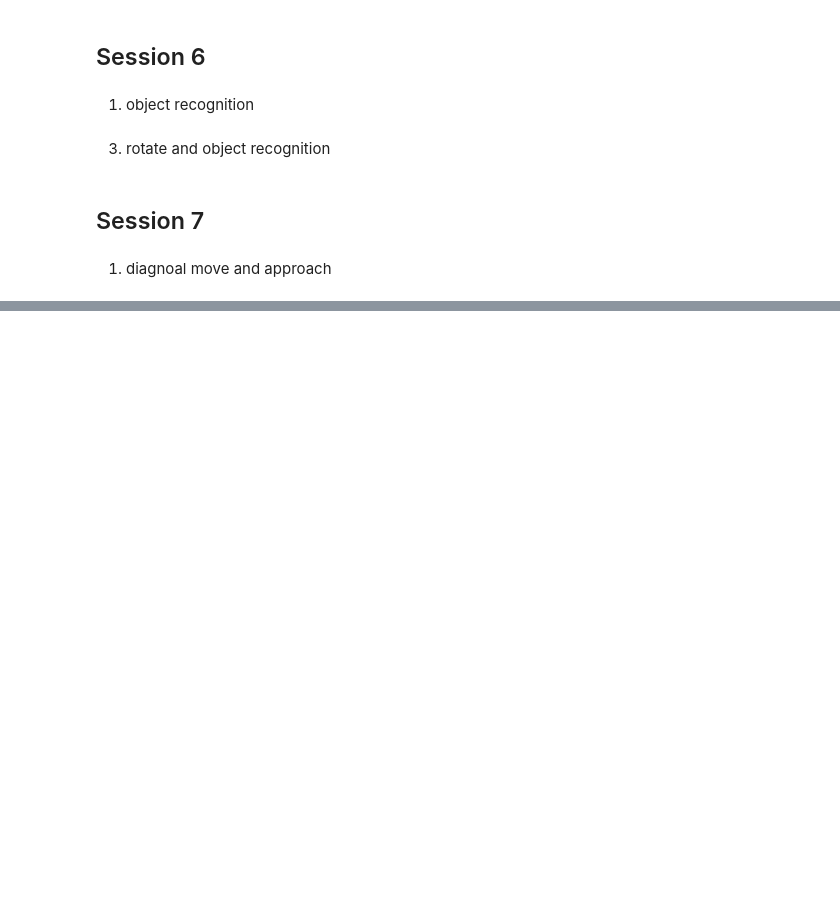
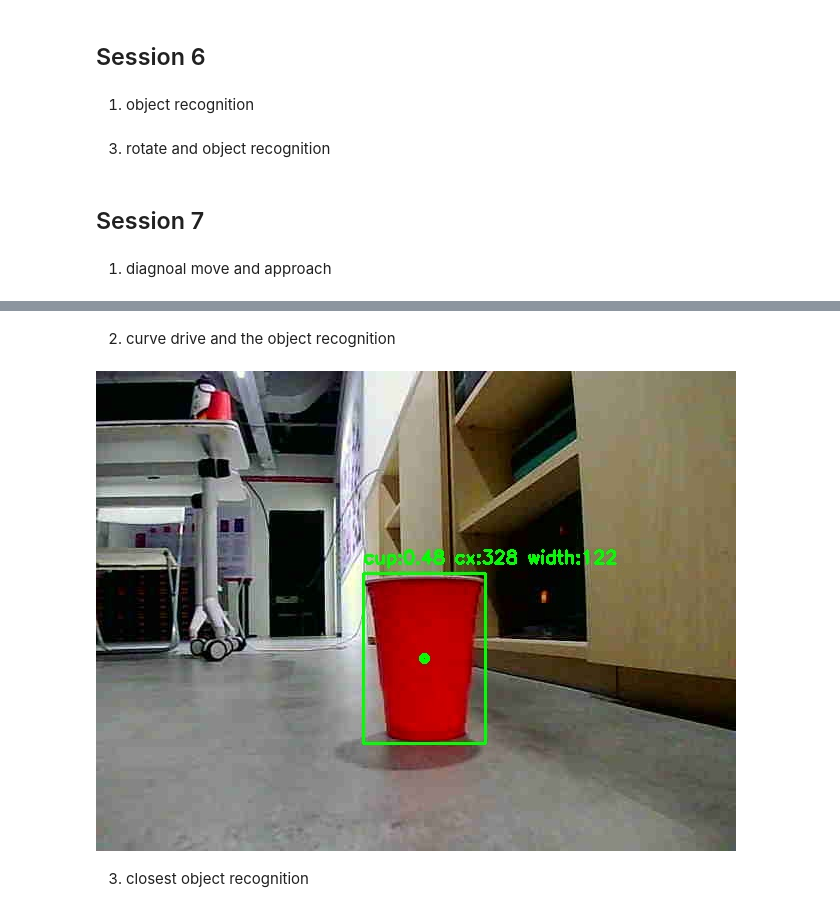
Before and after one commit to mblijian/VS-Code, a Jupyter notebook: Level5/L5204T1/L5_CD.ipynb, the cells around one changed output, grey strips where cells are left out. Cells and saved outputs as stored; diff of their text form; code cells hidden in the pictures; blank space fills up the shorter version.

Commit message:
Update Jupyter notebooks

```diff
--- a/Level5/L5204T1/L5_CD.ipynb
+++ b/Level5/L5204T1/L5_CD.ipynb
@@ -4857,0 +4858,49 @@ while True:
+# %% [markdown]
+2. curve drive and the object recognition
+# %%
+# mecanum approach, recognizes and get closer : flag version
+import time
+got.open_camera()
+print("The camera is on.")
+time.sleep(1)
+
+while True:
+    picture_raw = got.read_camera_data()
+    if picture_raw is None:
+        continue
+
+    frame = cv2.imdecode(np.frombuffer(picture_raw,np.uint8),cv2.IMREAD_COLOR)
+
+    # YOLO block
+    results = model(frame,verbose = False)
+    cx = None
+    cup_width = None   # flag
+    for box in results[0].boxes:
+        name = model.names[int(box.cls[0])]
+        conf = float(box.conf[0])
+        if name == "cup":
+            x1,y1,x2,y2 = map(int,box.xyxy[0])
+            cx = (x1+x2)//2
+            cy = (y1+y2)//2
+            cup_width = int(x2-x1)
+            cv2.rectangle(frame,(x1,y1),(x2,y2),(0,255,0),2)
+            cv2.circle(frame,(cx,cy),3,(0,255,0),3)
+            cv2.putText(frame,f"{name}:{conf:.2f} cx:{cx} width:{cup_width}",(x1,y1-10),cv2.FONT_HERSHEY_SIMPLEX,0.6,(0,255,0),2)
+
+    # show the frame with boxes in notebook
+    ok,picture_jpg = cv2.imencode(".jpg",frame)
+    display(Image(picture_jpg.tobytes()))
+    clear_output(True)
+
+    if cx is None:
+        got.mecanum_move_xyz(0,10,0)
+    elif cup_width > 120 and 300< cx< 340:
+        got.mecanum_stop()
+        break
+    else:
+        z=(320-cx)//4
+        got.mecanum_move_xyz(0,10,z)
+# %% [output]
+[figure, added]
+# %% [markdown]
+3. closest object recognition
```
Also changed, not shown: parts of 6 cells of this notebook, 1 other file.
